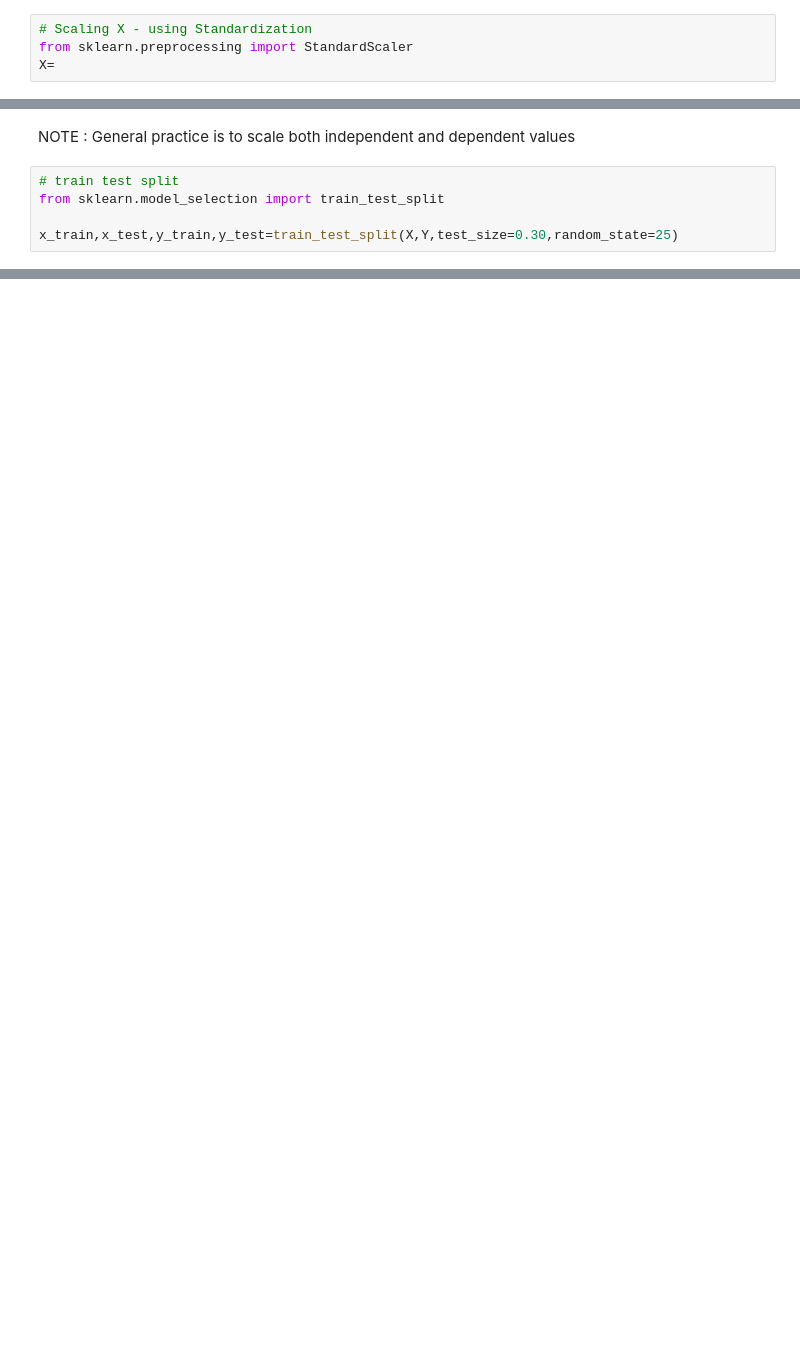
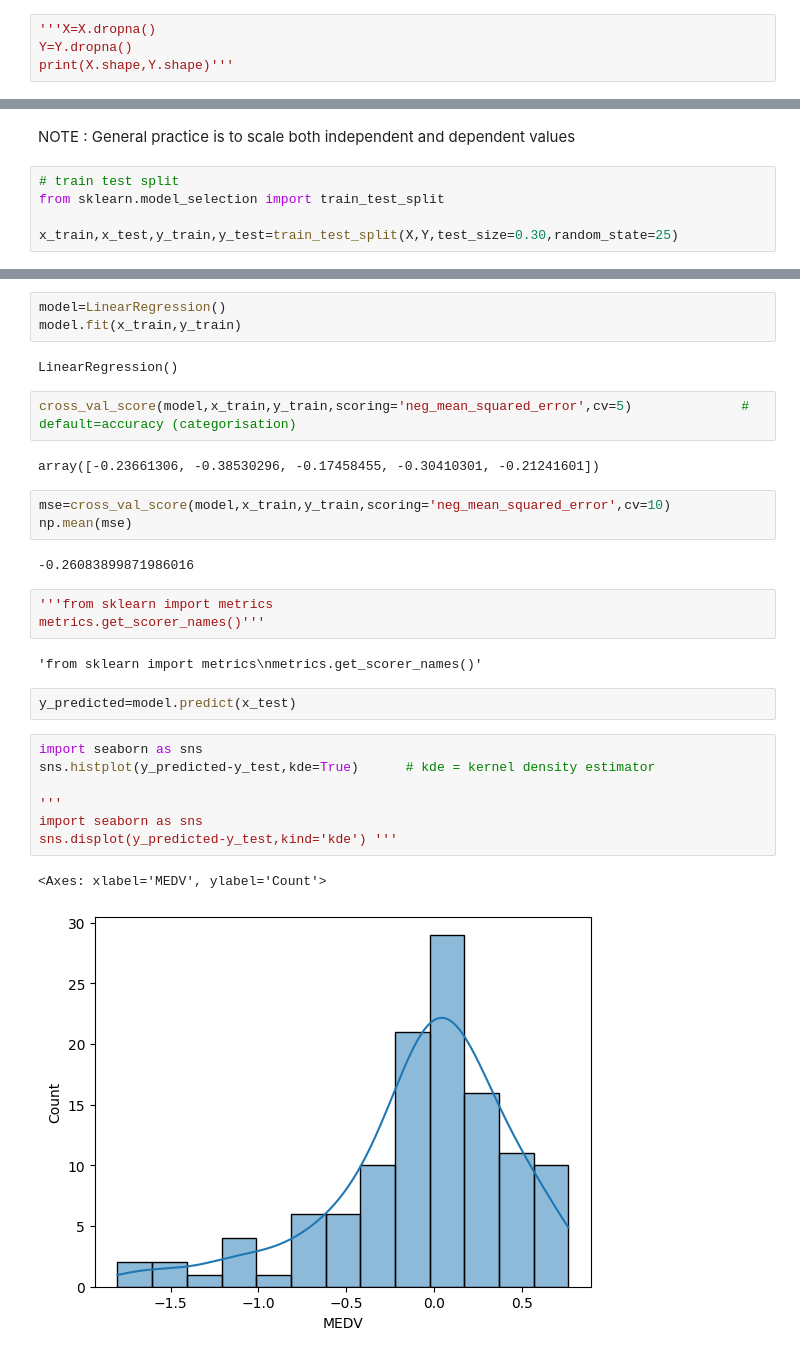
Before and after one commit to Bipin-Gouda/Data-Science, a Jupyter notebook: Statistics/Linear Regression practical.ipynb, the cells around one changed output, grey strips where cells are left out. Drawn from its saved outputs; the diff is of its cells as text; blank space fills up the shorter version.

Commit message:
linear regression

```diff
--- a/Statistics/Linear Regression practical.ipynb
+++ b/Statistics/Linear Regression practical.ipynb
@@ -23,7 +31,7 @@ df.head()
 # %%
 X=df.drop(columns=['MEDV'],axis=1)
 Y=df['MEDV']
-# %%
-# Scaling X - using Standardization
-from sklearn.preprocessing import StandardScaler
-X=
+# %%
+'''X=X.dropna()
+Y=Y.dropna()
+print(X.shape,Y.shape)'''
@@ -36,0 +51,31 @@ x_train,x_test,y_train,y_test=train_test_split(X,Y,test_size=0.30,random_state=2
+# %%
+model=LinearRegression()
+model.fit(x_train,y_train)
+# %% [output]
+LinearRegression()
+# %%
+cross_val_score(model,x_train,y_train,scoring='neg_mean_squared_error',cv=5)              # default=accuracy (categorisation)
+# %% [output]
+array([-0.23661306, -0.38530296, -0.17458455, -0.30410301, -0.21241601])
+# %%
+mse=cross_val_score(model,x_train,y_train,scoring='neg_mean_squared_error',cv=10)
+np.mean(mse)
+# %% [output]
+-0.26083899871986016
+# %%
+'''from sklearn import metrics
+metrics.get_scorer_names()'''
+# %% [output]
+'from sklearn import metrics\nmetrics.get_scorer_names()'
+# %%
+y_predicted=model.predict(x_test)
+# %%
+import seaborn as sns
+sns.histplot(y_predicted-y_test,kde=True)      # kde = kernel density estimator
+
+'''
+import seaborn as sns
+sns.displot(y_predicted-y_test,kind='kde') '''
+# %% [output]
+<Axes: xlabel='MEDV', ylabel='Count'>
+[figure, added]
```
Also changed, not shown: parts of 26 cells of this notebook, 4 other files.
